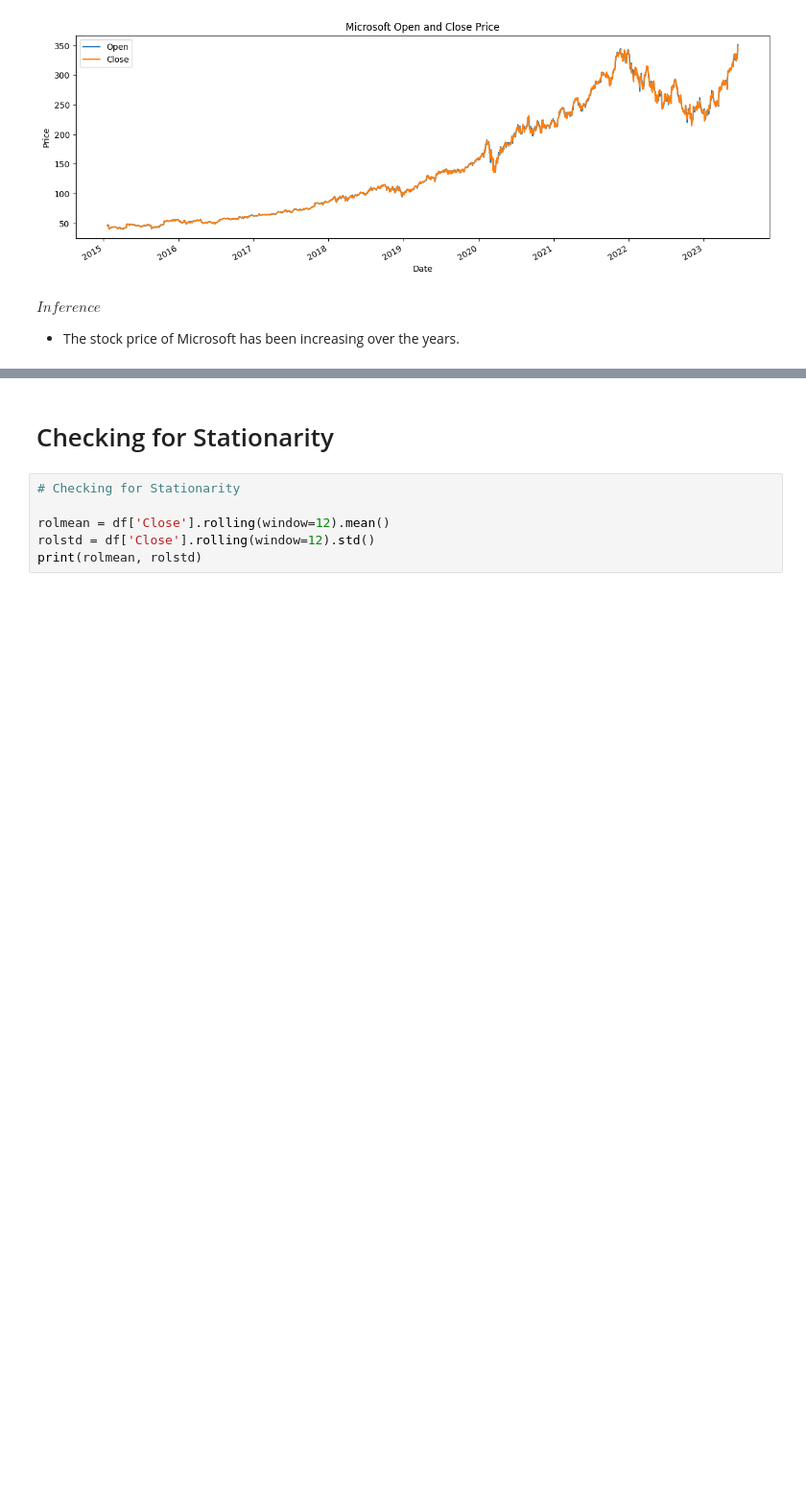
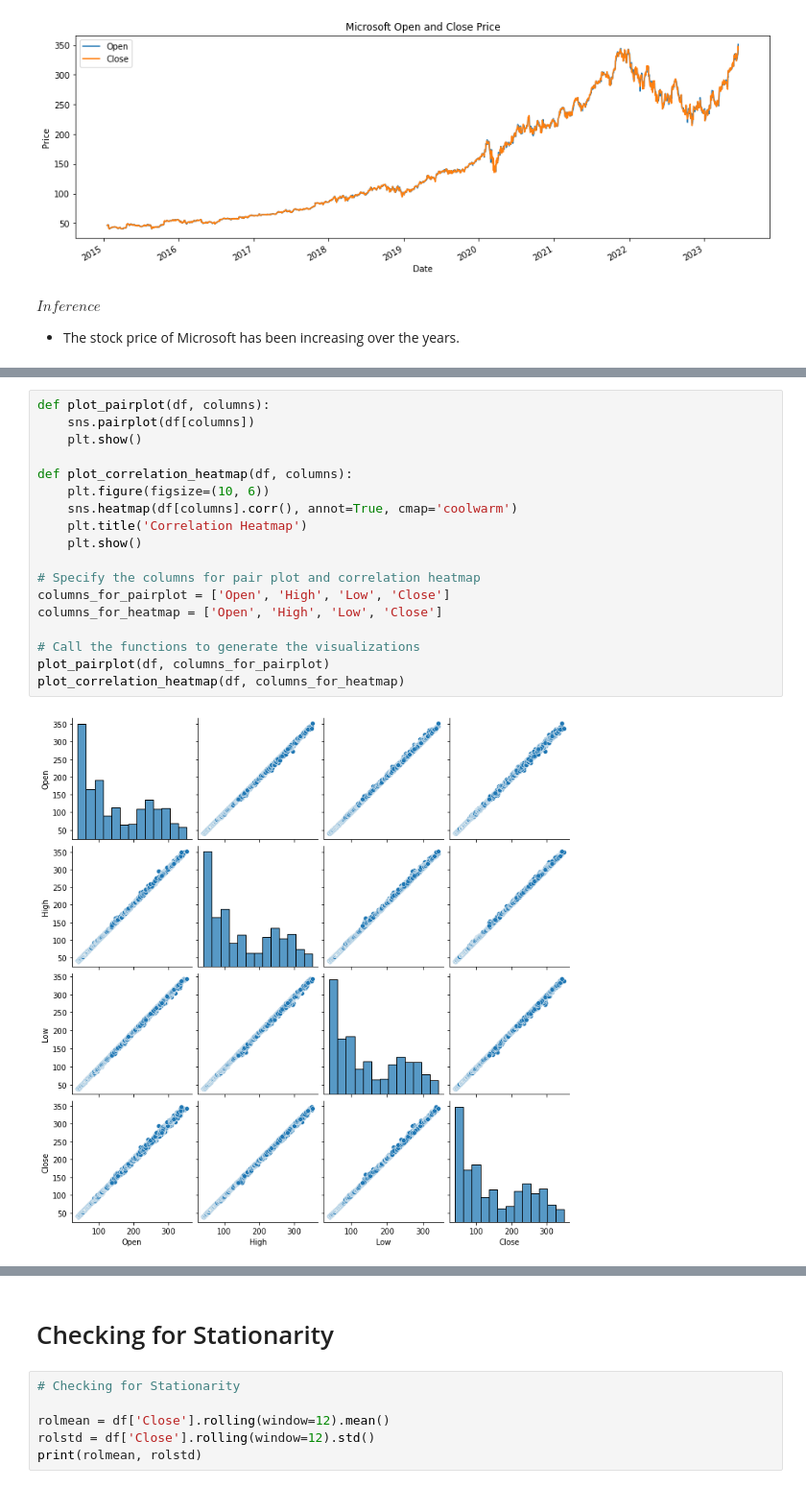
Before and after one commit to paulmachau/Time-Series-Analysis---Predicting-Microsoft-Stock-Prices-, a Jupyter notebook: project.ipynb, the cells around one changed output, grey strips where cells are left out. Shown at 96% size. Drawn from its saved outputs; the diff is of its cells as text; blank space fills up the shorter version.

```diff
--- a/project.ipynb
+++ b/project.ipynb
@@ -260,0 +267,20 @@ plt.show()
+# %%
+def plot_pairplot(df, columns):
+    sns.pairplot(df[columns])
+    plt.show()
+
+def plot_correlation_heatmap(df, columns):
+    plt.figure(figsize=(10, 6))
+    sns.heatmap(df[columns].corr(), annot=True, cmap='coolwarm')
+    plt.title('Correlation Heatmap')
+    plt.show()
+
+# Specify the columns for pair plot and correlation heatmap
+columns_for_pairplot = ['Open', 'High', 'Low', 'Close']
+columns_for_heatmap = ['Open', 'High', 'Low', 'Close']
+
+# Call the functions to generate the visualizations
+plot_pairplot(df, columns_for_pairplot)
+plot_correlation_heatmap(df, columns_for_heatmap)
+# %% [output]
+[figure, added]
```
Also changed, not shown: parts of 24 cells of this notebook.
